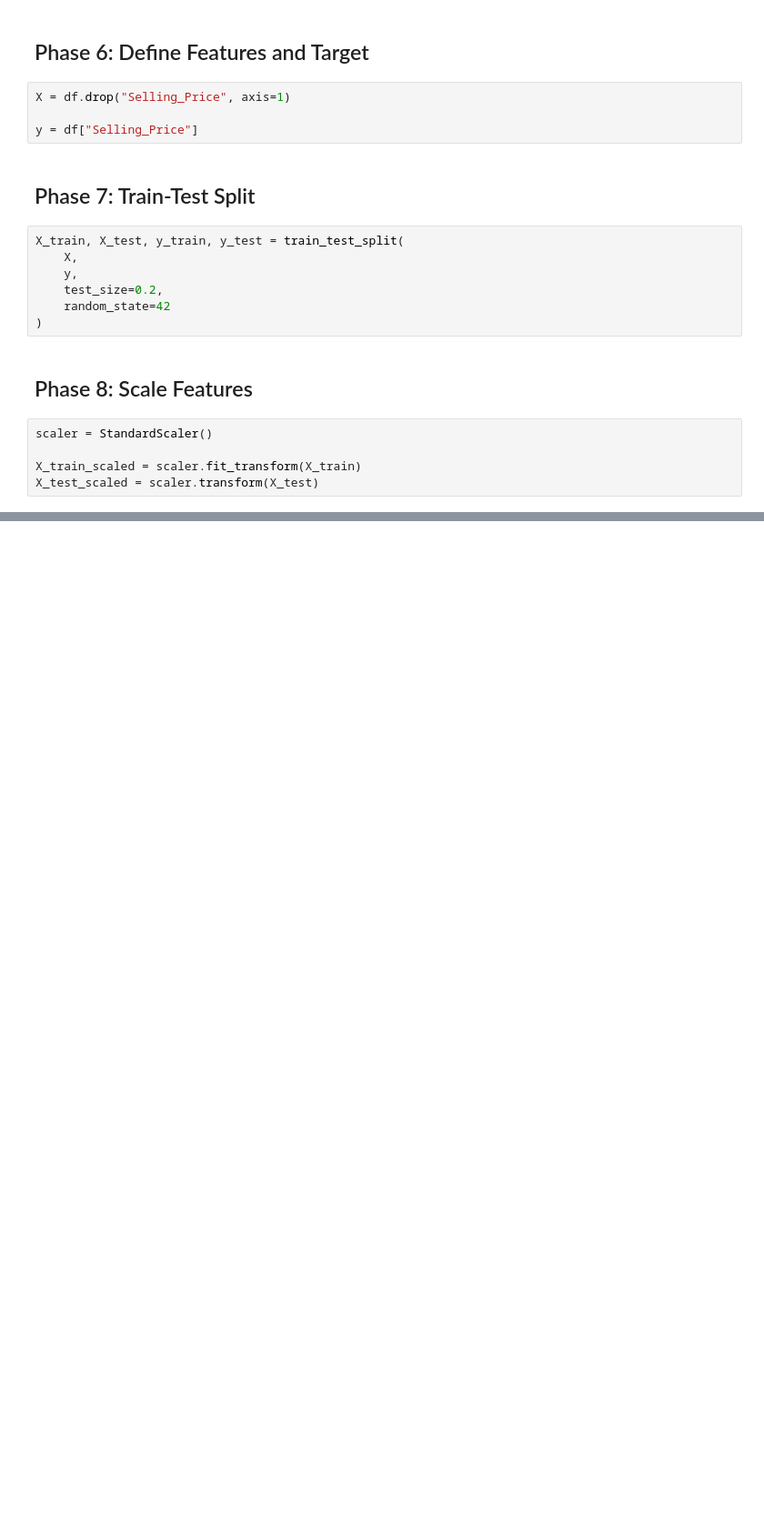
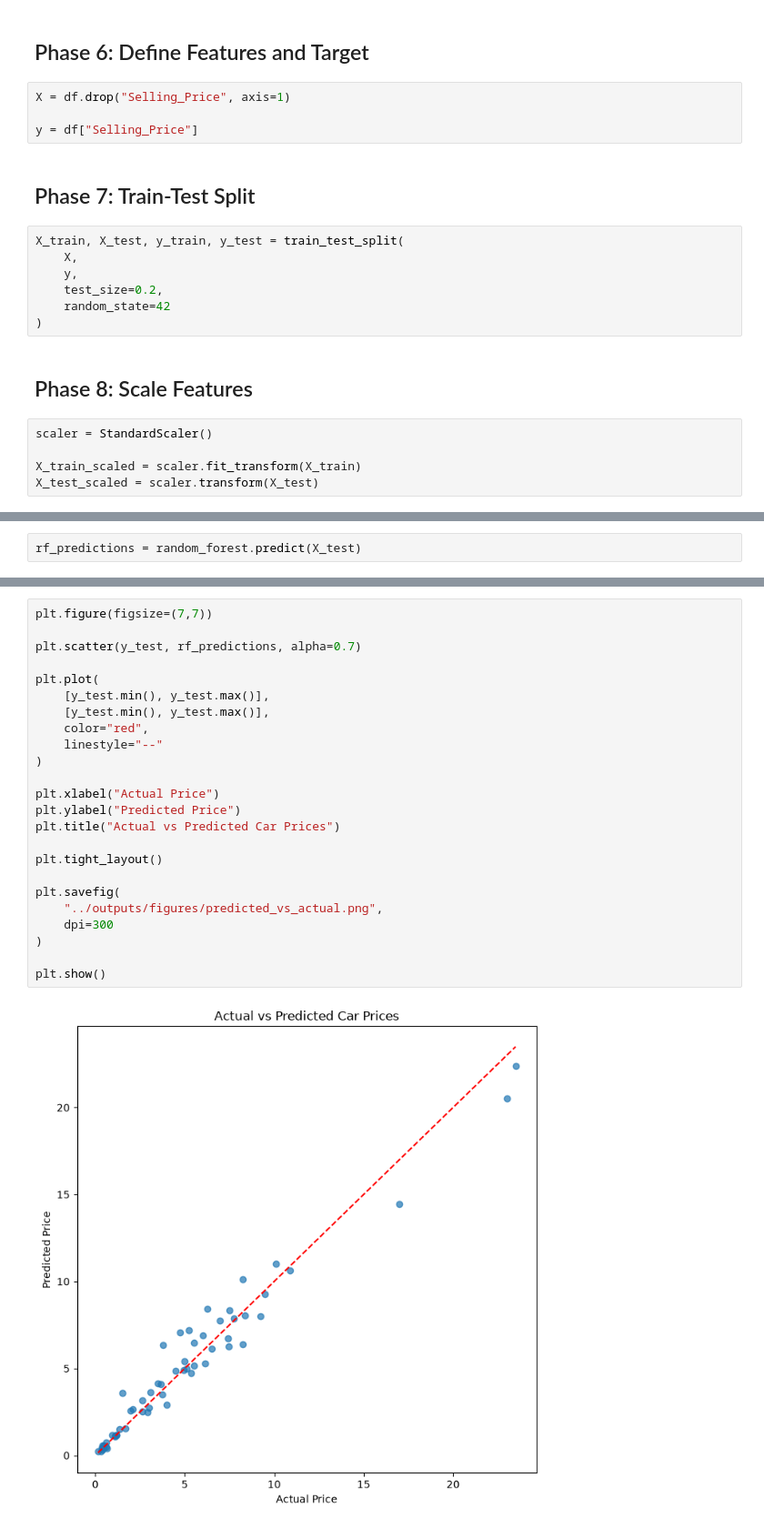
Before and after one commit to shanzaashraf003/CodeAlpha_Car_Price_Prediction_ML, a Jupyter notebook: notebooks/02_Model_Training.ipynb, the cells around one changed output, grey strips where cells are left out. Shown at 91% size. Cells and saved outputs as stored; diff of their text form; blank space fills up the shorter version.

```diff
--- a/notebooks/02_Model_Training.ipynb
+++ b/notebooks/02_Model_Training.ipynb
@@ -77,0 +151,2 @@ X_test_scaled = scaler.transform(X_test)
+# %%
+rf_predictions = random_forest.predict(X_test)
@@ -77,0 +266,26 @@ X_test_scaled = scaler.transform(X_test)
+# %%
+plt.figure(figsize=(7,7))
+
+plt.scatter(y_test, rf_predictions, alpha=0.7)
+
+plt.plot(
+    [y_test.min(), y_test.max()],
+    [y_test.min(), y_test.max()],
+    color="red",
+    linestyle="--"
+)
+
+plt.xlabel("Actual Price")
+plt.ylabel("Predicted Price")
+plt.title("Actual vs Predicted Car Prices")
+
+plt.tight_layout()
+
+plt.savefig(
+    "../outputs/figures/predicted_vs_actual.png",
+    dpi=300
+)
+
+plt.show()
+# %% [output]
+[figure, added]
```
Also changed, not shown: parts of 26 cells of this notebook, 1 other file.
